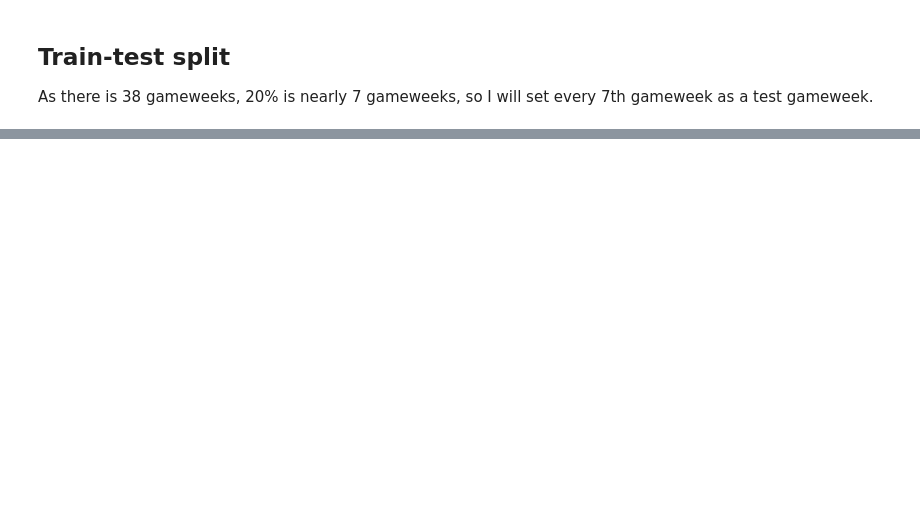
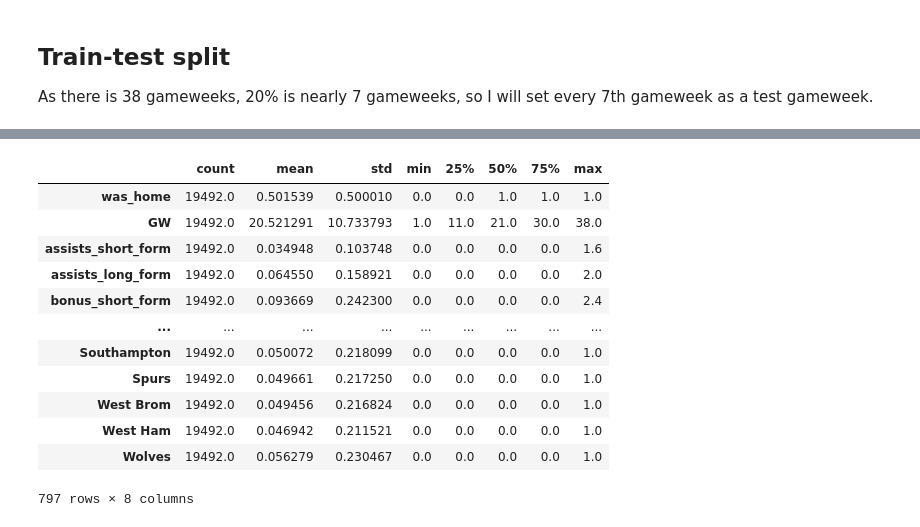
Before and after one commit to dnestorovic/FPL-Predictor, a Jupyter notebook: final.ipynb, the cells around one changed output, grey strips where cells are left out. Drawn from its saved outputs; the diff is of its cells as text; code cells hidden in the pictures; blank space fills up the shorter version.

```diff
--- a/main.ipynb
+++ b/final.ipynb
@@ -312,7 +333,8 @@ for f in files:
 
 clubs_dataframe = pd.concat(dataframes_list)
 
-important_columns = ['draws', 'loses', 'name', 'pts', 'wins', 'scored']
+all_columns = np.unique(clubs_dataframe.columns)
+important_columns = ['draws', 'loses', 'name', 'pts', 'wins', 'scored', 'club_name']
 for column in all_columns:
 
     if column in important_columns:
@@ -350,7 +377,7 @@ for column in new_columns_form:
 
     column_name = column + '_form'
 
-    form = calculate_player_form(column, number_of_allready_played_gameweeks, merged_dataset)
+    form = calculate_player_form(column, number_of_allready_played_gameweeks, merged_dataset, short_form_weeks)
     merged_dataset.insert(dataset.shape[1], column_name, form)
     del merged_dataset[column]
 
@@ -374,0 +447,6 @@ Index(['name', 'position', 'team', 'fixture', 'kickoff_time', 'round',
+# %%
+clear_dataset = pd.get_dummies(merged_dataset, prefix='', prefix_sep='')
+print(len(np.unique(clear_dataset.columns)))
+print(np.unique(clear_dataset.dtypes))
+clear_dataset['was_home'] = clear_dataset['was_home']. astype(int)
+print(np.unique(clear_dataset.dtypes))
@@ -381,0 +461,8 @@ test_dataset = dataset[dataset['GW'] % 7 == 0]
+# %%
+# Uzimamo 80% podataka kao podatke za obucavanje
+train_dataset = clear_dataset.sample(frac=0.8,random_state=0)
+
+# Ostalih 20% koristimo kao podatke za testiranje
+test_dataset = clear_dataset.drop(train_dataset.index)
+
+print(train_dataset)
@@ -381,0 +484,19 @@ test_dataset = dataset[dataset['GW'] % 7 == 0]
+# %%
+train_stats = train_dataset.describe()
+train_stats.pop(TARGET_ATTRIBUTE)
+train_stats = train_stats.transpose()
+train_stats
+# %% [output]
+|  | count | mean | std | min | 25% | 50% | 75% | max |
+| was_home | 19492.0 | 0.501539 | 0.500010 | 0.0 | 0.0 | 1.0 | 1.0 | 1.0 |
+| GW | 19492.0 | 20.521291 | 10.733793 | 1.0 | 11.0 | 21.0 | 30.0 | 38.0 |
+| assists_short_form | 19492.0 | 0.034948 | 0.103748 | 0.0 | 0.0 | 0.0 | 0.0 | 1.6 |
+| assists_long_form | 19492.0 | 0.064550 | 0.158921 | 0.0 | 0.0 | 0.0 | 0.0 | 2.0 |
+| bonus_short_form | 19492.0 | 0.093669 | 0.242300 | 0.0 | 0.0 | 0.0 | 0.0 | 2.4 |
+| ... | ... | ... | ... | ... | ... | ... | ... | ... |
+| Southampton | 19492.0 | 0.050072 | 0.218099 | 0.0 | 0.0 | 0.0 | 0.0 | 1.0 |
+| Spurs | 19492.0 | 0.049661 | 0.217250 | 0.0 | 0.0 | 0.0 | 0.0 | 1.0 |
+| West Brom | 19492.0 | 0.049456 | 0.216824 | 0.0 | 0.0 | 0.0 | 0.0 | 1.0 |
+| West Ham | 19492.0 | 0.046942 | 0.211521 | 0.0 | 0.0 | 0.0 | 0.0 | 1.0 |
+| Wolves | 19492.0 | 0.056279 | 0.230467 | 0.0 | 0.0 | 0.0 | 0.0 | 1.0 |
+797 rows × 8 columns
```
Also changed, not shown: parts of 30 cells of this notebook, 1 other file.
